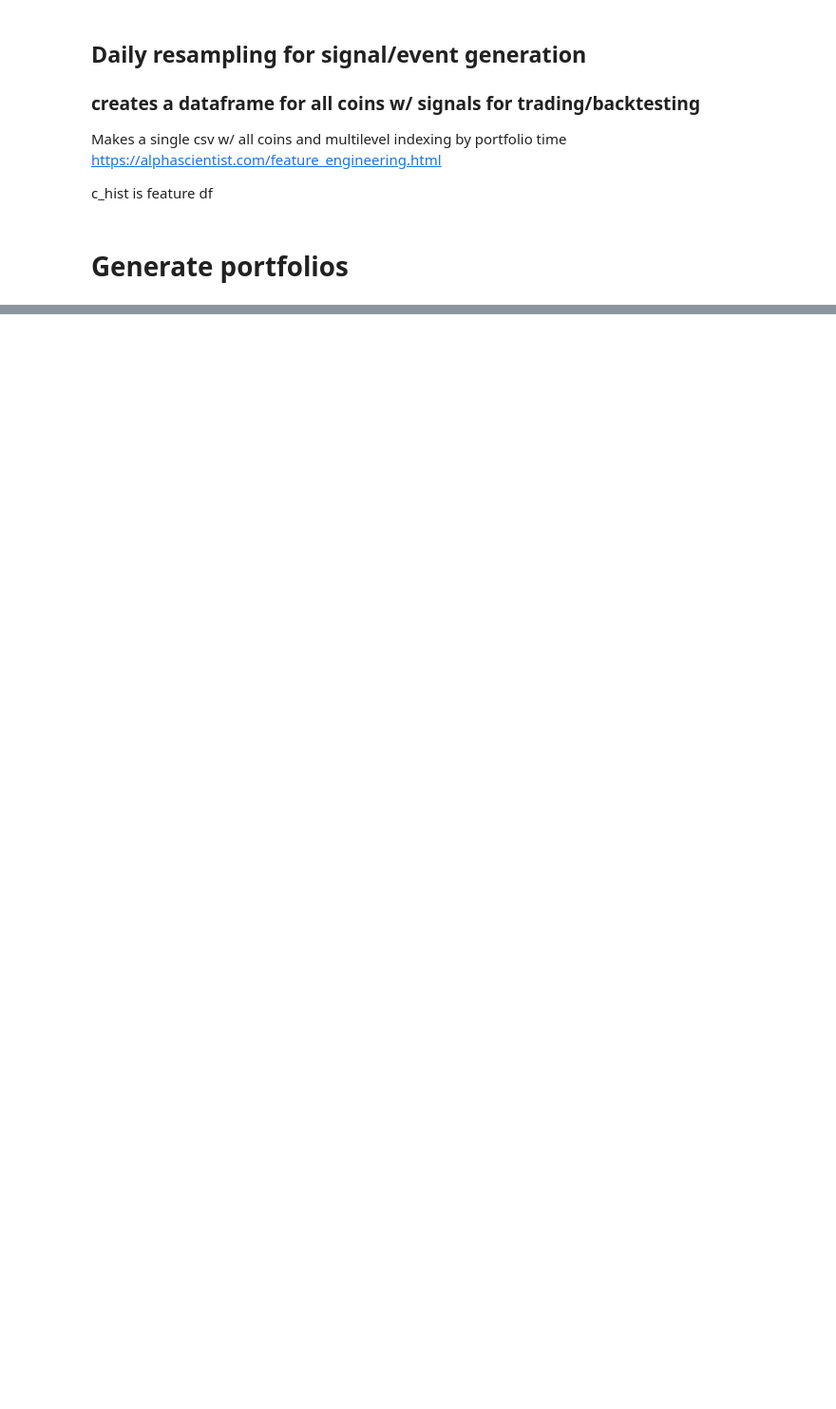
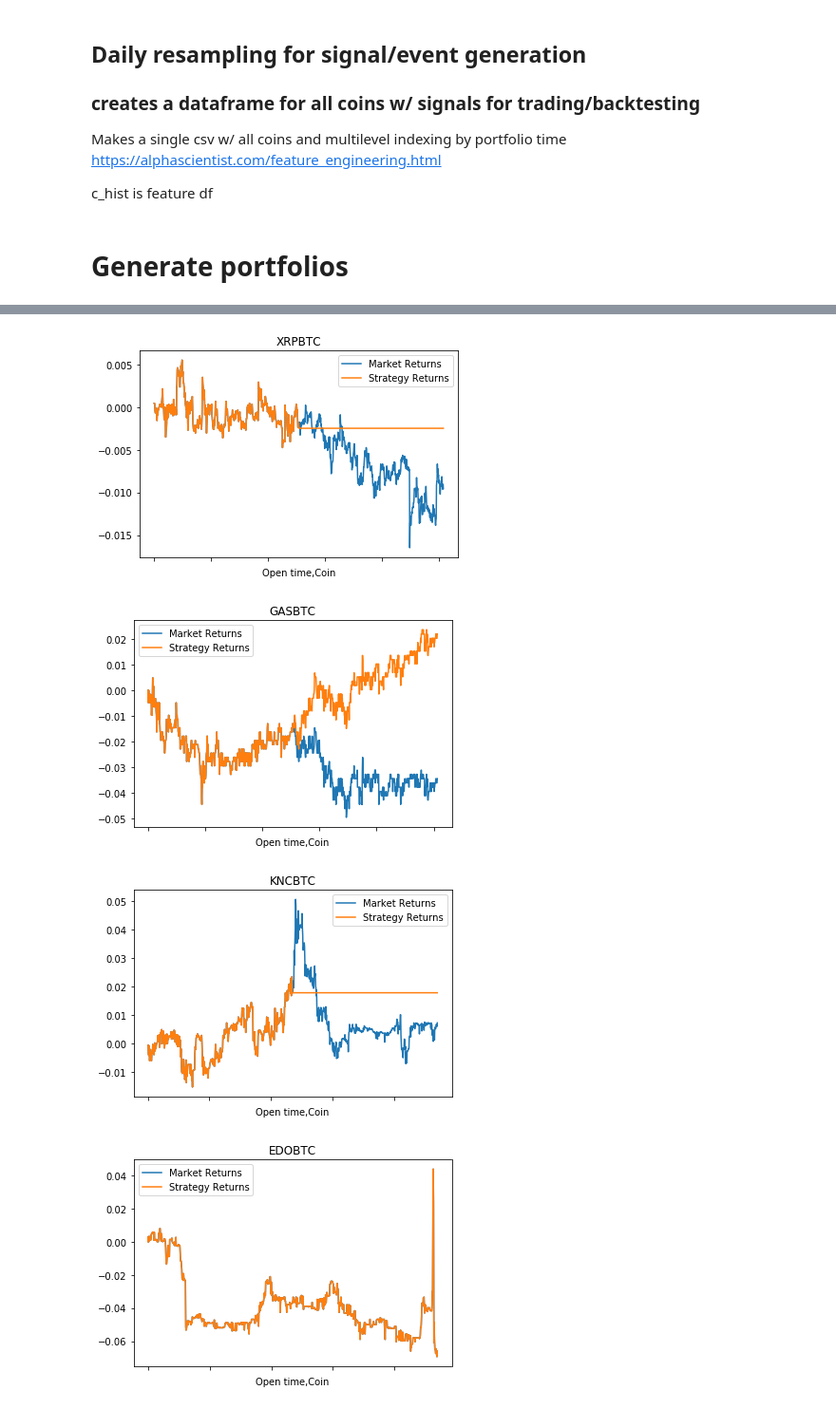
Before and after one commit to darkstar4401/Portfolio-Analysis, a Jupyter notebook: portfolio_maker.ipynb, the cells around one changed output, grey strips where cells are left out. Shown at 95% size. Cells and saved outputs as stored; diff of their text form; code cells hidden in the pictures; blank space fills up the shorter version.

```diff
--- a/portfolio_maker.ipynb
+++ b/portfolio_maker.ipynb
@@ -10,14 +10,14 @@ class QTrader(object):
     def __init__(self, sym_data, eta=1, transaction_cost=0.005, position=10):
         self.sym_data = sym_data
         self.stock_data = sym_data#pd.merge(pd.read_csv('./tbill.csv', index_col='Date'), pd.read_csv('./^GSPC.csv', index_col='Date'), right_index=True, left_index=True).sort_index()
-
-        # These are price returns and the weekly returns for TBills (3 months)
+        ret = self.stock_data['Close'].rolling(window=2, center=False).apply(lambda x: x[1] / x[0] - 1)
+        # These are price returns and the weekly returns for TBills (3 months)self.stock_data['Close']
         self.returns = pd.DataFrame({
                                         'stocks': self.stock_data['Close'].rolling(window=2, center=False).apply(lambda x: x[1] / x[0] - 1),
-                                        'tbills': (self.stock_data['Close'].std() / 100 + 1) ** (1/52) - 1,
+                                        'tbills': (ret.std()) ,
                                     }, index=self.stock_data.index)
 
-        self.returns['risk_adjusted'] = self.returns.stocks - self.returns.tbills
+        self.returns['risk_adjusted'] = (self.returns.stocks - self.returns.tbills)
         self.returns['risk_adjusted_moving'] = self.returns.risk_adjusted.rolling(window=12).apply(lambda x: x.mean())
         self.returns['risk_adjusted_stdev'] = self.returns.risk_adjusted.rolling(window=12).apply(lambda x: x.std())
         self.returns['risk_adjusted_high'] = self.returns.risk_adjusted_moving + 1.5 * self.returns.risk_adjusted_stdev
@@ -631,0 +627,23 @@ today_port.to_csv("/home/me/Documents/BWA/data/trades/{}".format(fname))
+# %%
+t_rets = {}
+t_group = today_port.groupby("Coin")
+for t in today.index:
+    t_sig = t_group.get_group(t)
+    trades = t_sig[["Open","Close","qsig"]].copy()
+    trades = trades.fillna(1)
+    #print(trades.iloc[int(len(trades)/2)])
+    for ct,trade in enumerate(trades.qsig):
+        if(trade == -1 and ct != len(trades)-1):
+            trades['qsig'].iloc[ct+1:] = 0
+
+
+    trades['Market Returns'] = np.log(trades['Close'] / trades['Close'].shift(1))
+    trades['Strategy Returns'] = trades['Market Returns'] * trades['qsig'].shift(1)
+    trades[['Market Returns','Strategy Returns']].cumsum().plot(title=t)#secondary_y=trades["qsig"])
+    t_rets[t] = {'Market Returns':trades["Market Returns"].cumsum().iloc[-1],'Strategy Returns':trades['Strategy Returns'].cumsum().iloc[-1]}
+    #print(t_sig[["Open","Close","qsig"]])#.iloc[int(len(t_sig)/2)])
+# %% [output]
+[figure, added]
+[figure, added]
+[figure, added]
+[figure, added]
```
Also changed, not shown: parts of 10 cells of this notebook.
